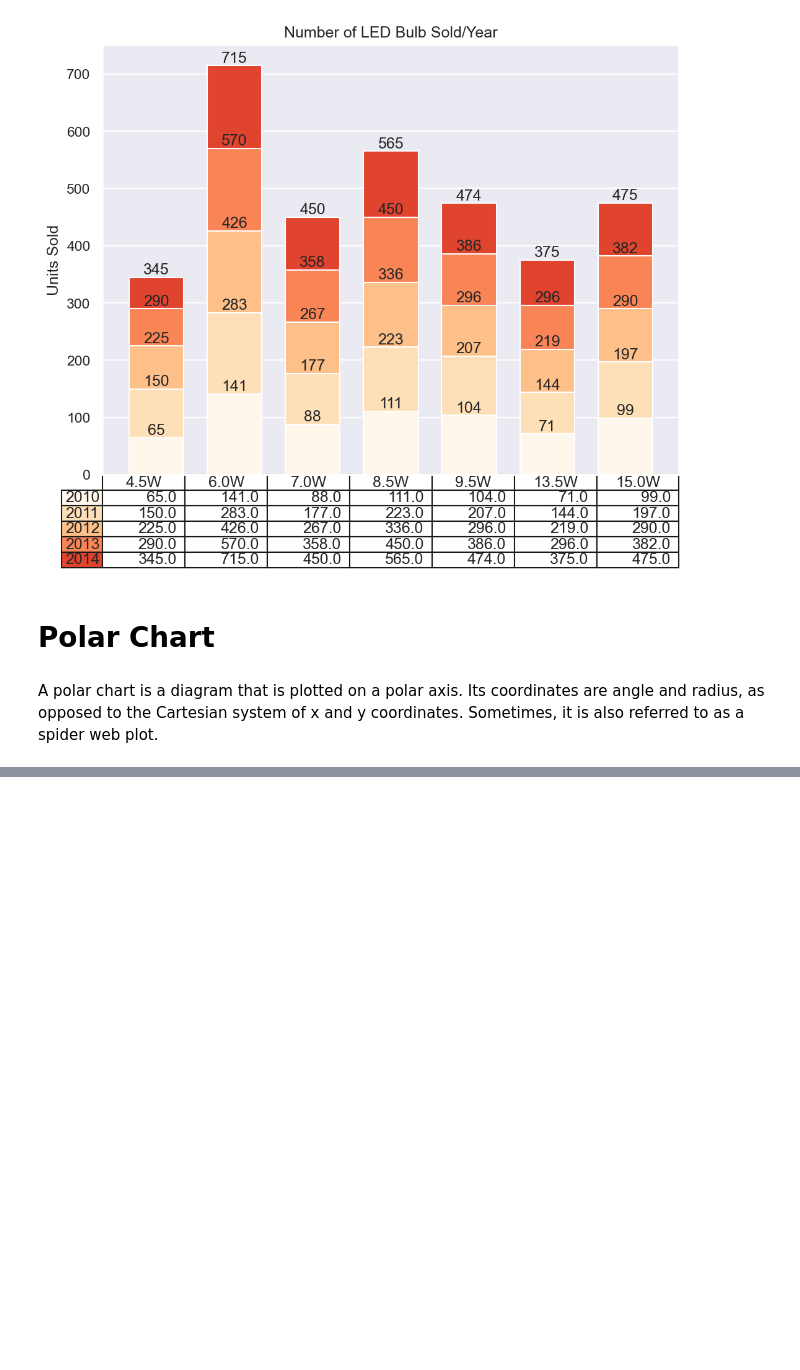
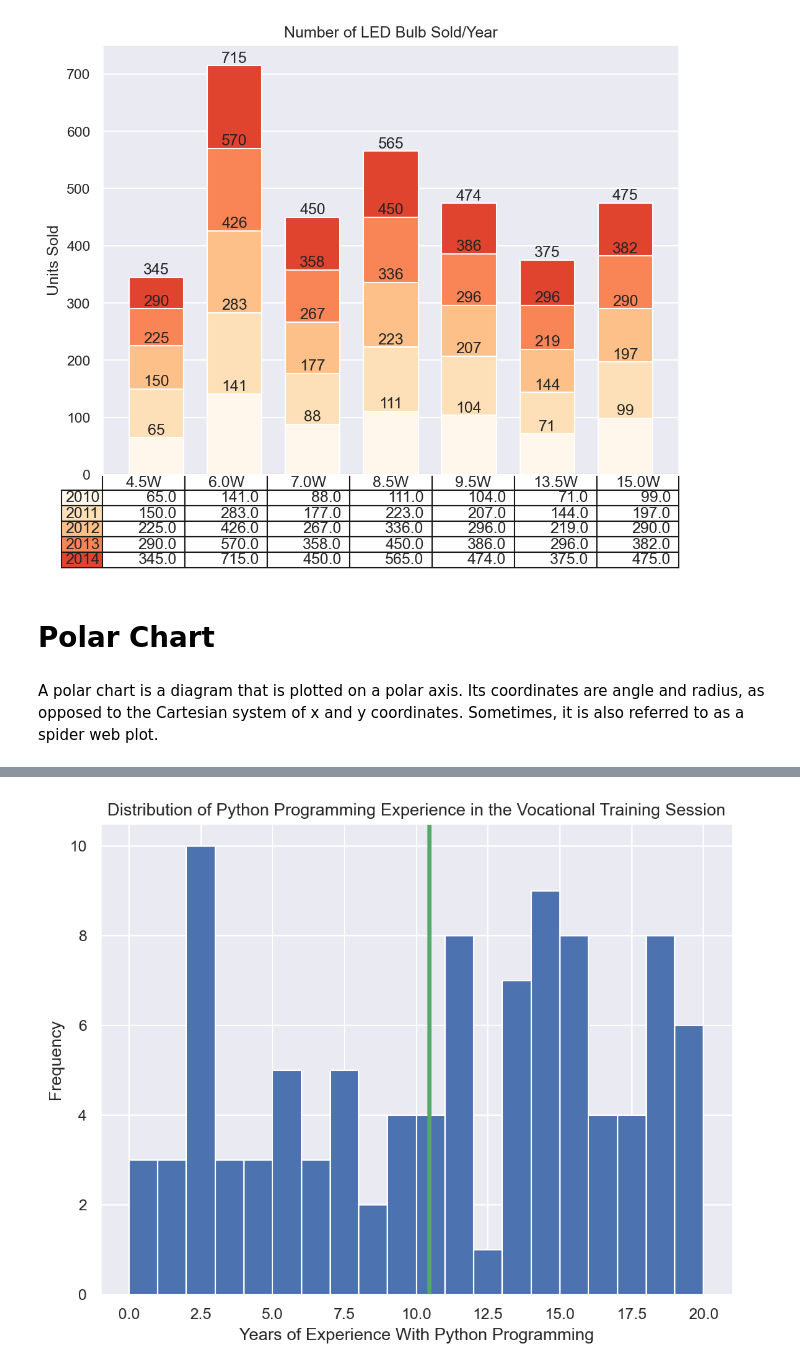
Before and after one commit to kj721/Ubiquitous, a Jupyter notebook: Topical/EDA/hands_on_eda_with_python_visual_aids_for_eda.ipynb, the cells around one changed output, grey strips where cells are left out. Drawn from its saved outputs; the diff is of its cells as text; code cells hidden in the pictures; blank space fills up the shorter version.

```diff
--- a/Topical/EDA/hands_on_eda_with_python_visual_aids_for_eda.ipynb
+++ b/Topical/EDA/hands_on_eda_with_python_visual_aids_for_eda.ipynb
@@ -349,0 +374,10 @@ plt.show()
+# %%
+nbins = 20
+n, bins, patches = plt.hist(yearsOfExperience, bins=nbins)
+plt.xlabel("Years of Experience With Python Programming")
+plt.ylabel("Frequency")
+plt.title("Distribution of Python Programming Experience in the Vocational Training Session")
+plt.axvline(x=yearsOfExperience.mean(), linewidth=3, color='g')
+plt.show()
+# %% [output]
+[figure, added]
```
Also changed, not shown: parts of 10 cells of this notebook, 2 other files.
